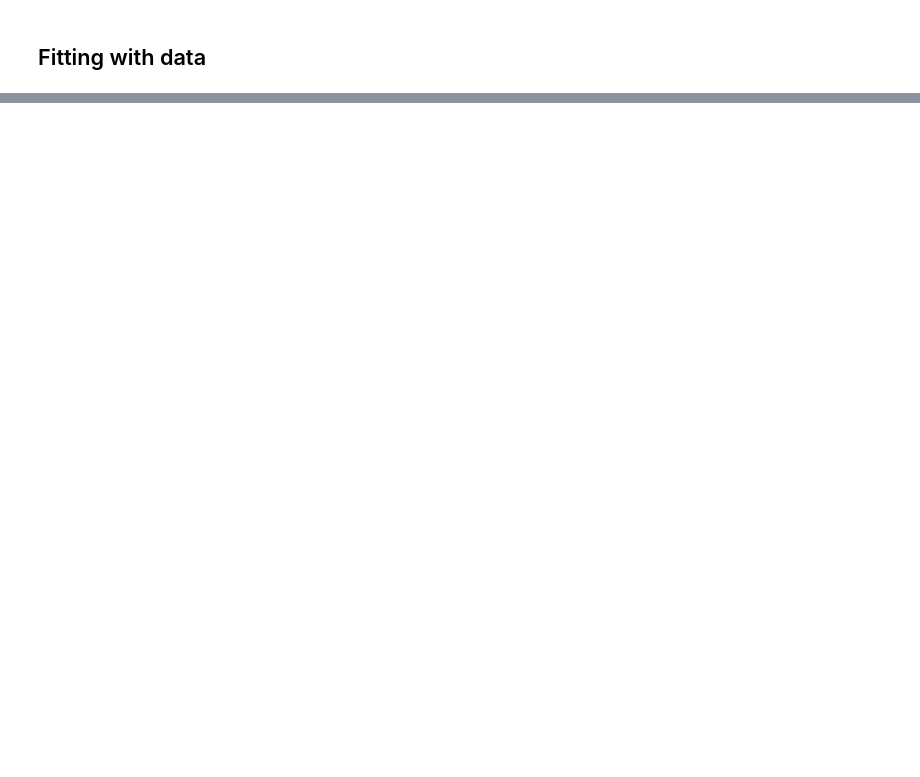
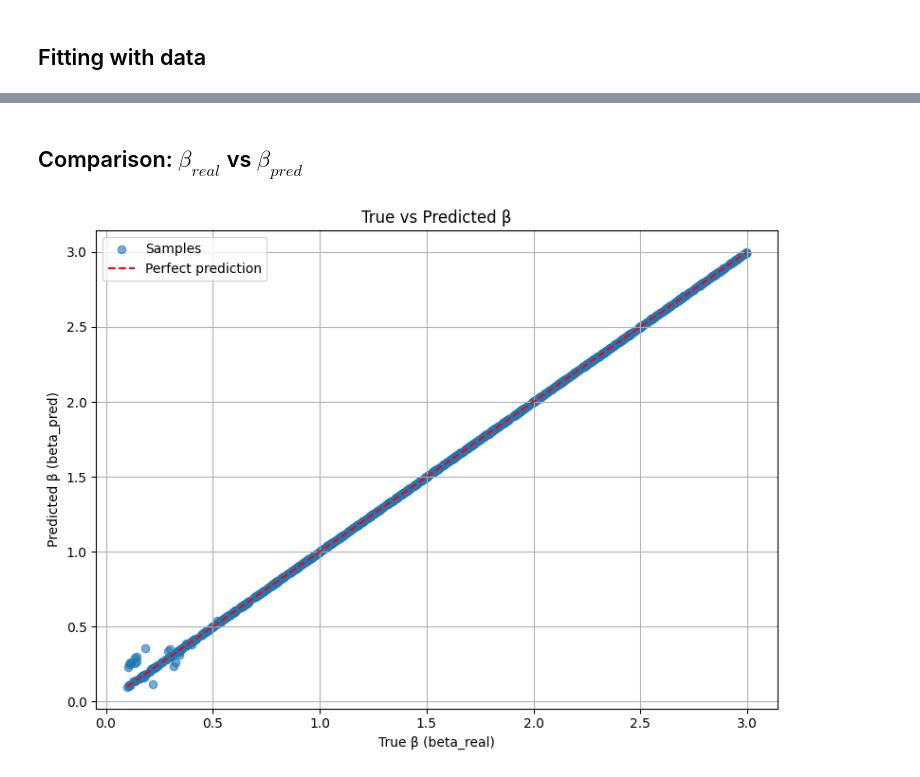
Before and after one commit to polivares/ml-sir, a Jupyter notebook: notebooks/exploratory/1.1-por-SIR_data_fit_traditional.ipynb, the cells around one changed output, grey strips where cells are left out. Drawn from its saved outputs; the diff is of its cells as text; code cells hidden in the pictures; blank space fills up the shorter version.

```diff
--- a/notebooks/exploratory/1.1-por-SIR_data_fit_traditional.ipynb
+++ b/notebooks/exploratory/1.1-por-SIR_data_fit_traditional.ipynb
@@ -196,0 +220,23 @@ Params: [3.         0.99892842]
+# %% [markdown]
+## Comparison: $\beta_{real}$ vs $\beta_{pred}$
+# %%
+import matplotlib.pyplot as plt
+import numpy as np
+
+# Extract beta from predictions and true values
+beta_real = y_test[:, 0]
+beta_pred = y_pred[:, 0]
+
+# Plot
+plt.figure(figsize=(8, 6))
+plt.scatter(beta_real, beta_pred, alpha=0.6, label='Samples')
+plt.plot([beta_real.min(), beta_real.max()], [beta_real.min(), beta_real.max()], 'r--', label='Perfect prediction')
+plt.xlabel('True β (beta_real)')
+plt.ylabel('Predicted β (beta_pred)')
+plt.title('True vs Predicted β')
+plt.legend()
+plt.grid(True)
+plt.tight_layout()
+plt.show()
+# %% [output]
+[figure, added]
```
Also changed, not shown: parts of 18 cells of this notebook, 4 other files.
